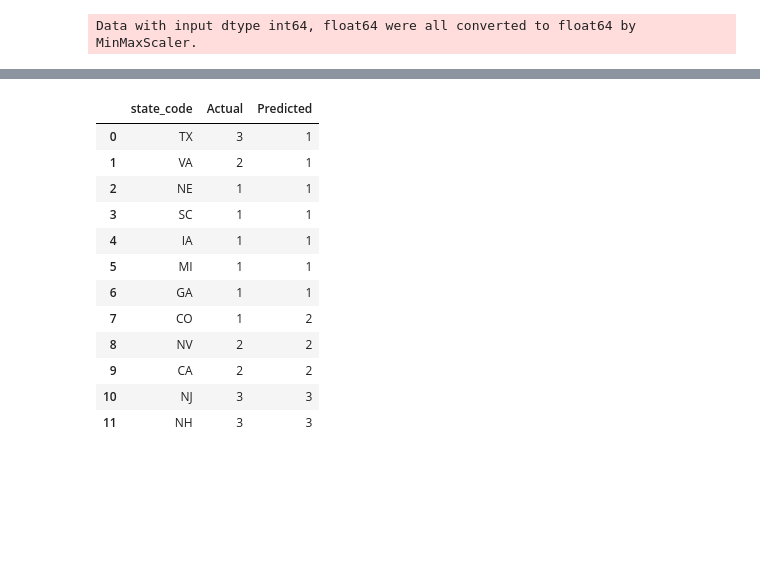
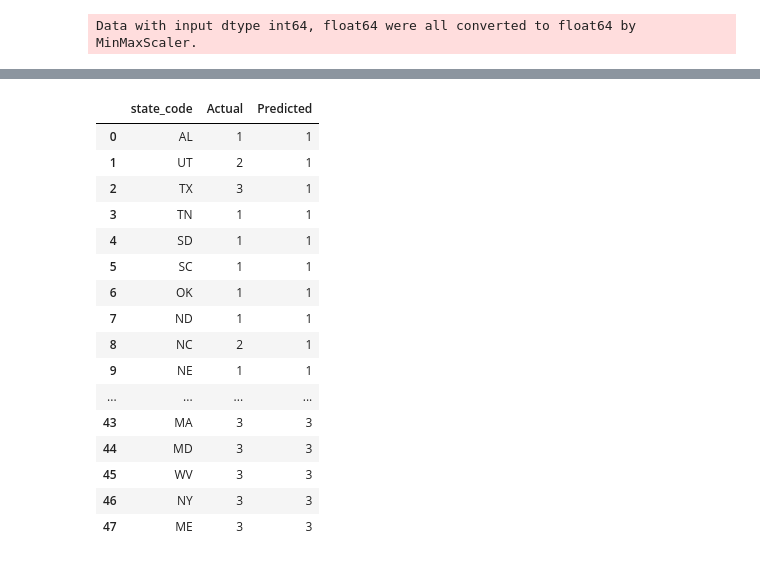
Before and after one commit to damuakula/FinalProject, a Jupyter notebook: PyschRegions.ipynb, the cells around one changed output, grey strips where cells are left out. Saved outputs shown, nothing was run; the diff lists cells and outputs as text; code cells hidden in the pictures; blank space fills up the shorter version.

```diff
--- a/PyschRegions.ipynb
+++ b/PyschRegions.ipynb
@@ -349,0 +380,5 @@ print(predicted_class)
+# %%
+# k: 3 provides the best accuracy where the classifier is stablized. Now fit the entire X, y sample.
+knn = KNeighborsClassifier(n_neighbors=3)
+knn.fit(X, y)
+print('k=5 Test Accuracy: %.3f' % knn.score(X, y))
@@ -349,0 +387,4 @@ print(predicted_class)
+# %%
+#Now, predict the entire X
+predicted_class = knn.predict(X)
+print(predicted_class)
@@ -363,19 +407,23 @@ weighted avg       0.77      0.75      0.75        12
 # %%
 #Compare the predicted vs original PsychRegions for each state for the classification sample
-compare_df = pd.DataFrame({'Actual': y_test, 'Predicted': predicted_class})
+compare_df = pd.DataFrame({'Actual': y, 'Predicted': predicted_class})
 compare_df.head(50)
 compare_df.sort_values('Predicted').reset_index()
 # %% [output]
 |  | state_code | Actual | Predicted |
-| 0 | TX | 3 | 1 |
-| 1 | VA | 2 | 1 |
-| 2 | NE | 1 | 1 |
-| 3 | SC | 1 | 1 |
-| 4 | IA | 1 | 1 |
-| 5 | MI | 1 | 1 |
-| 6 | GA | 1 | 1 |
-| 7 | CO | 1 | 2 |
-| 8 | NV | 2 | 2 |
-| 9 | CA | 2 | 2 |
-| 10 | NJ | 3 | 3 |
-| 11 | NH | 3 | 3 |
+| 0 | AL | 1 | 1 |
+| 1 | UT | 2 | 1 |
+| 2 | TX | 3 | 1 |
+| 3 | TN | 1 | 1 |
+| 4 | SD | 1 | 1 |
+| 5 | SC | 1 | 1 |
+| 6 | OK | 1 | 1 |
+| 7 | ND | 1 | 1 |
+| 8 | NC | 2 | 1 |
+| 9 | NE | 1 | 1 |
+| ... | ... | ... | ... |
+| 43 | MA | 3 | 3 |
+| 44 | MD | 3 | 3 |
+| 45 | WV | 3 | 3 |
+| 46 | NY | 3 | 3 |
+| 47 | ME | 3 | 3 |
```
Also changed, not shown: parts of 23 cells of this notebook.
